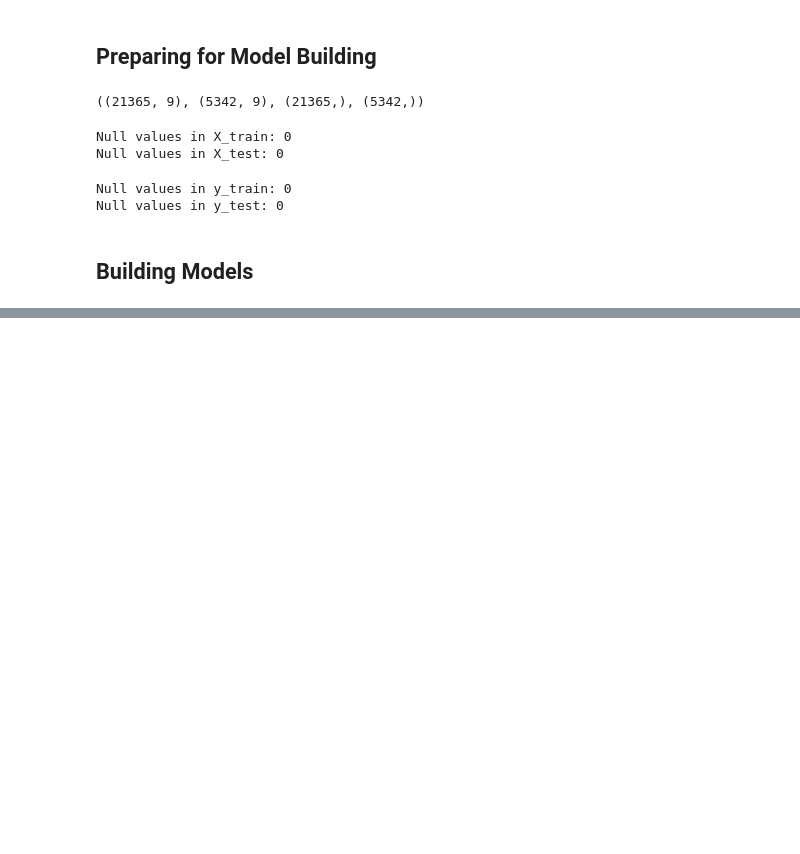
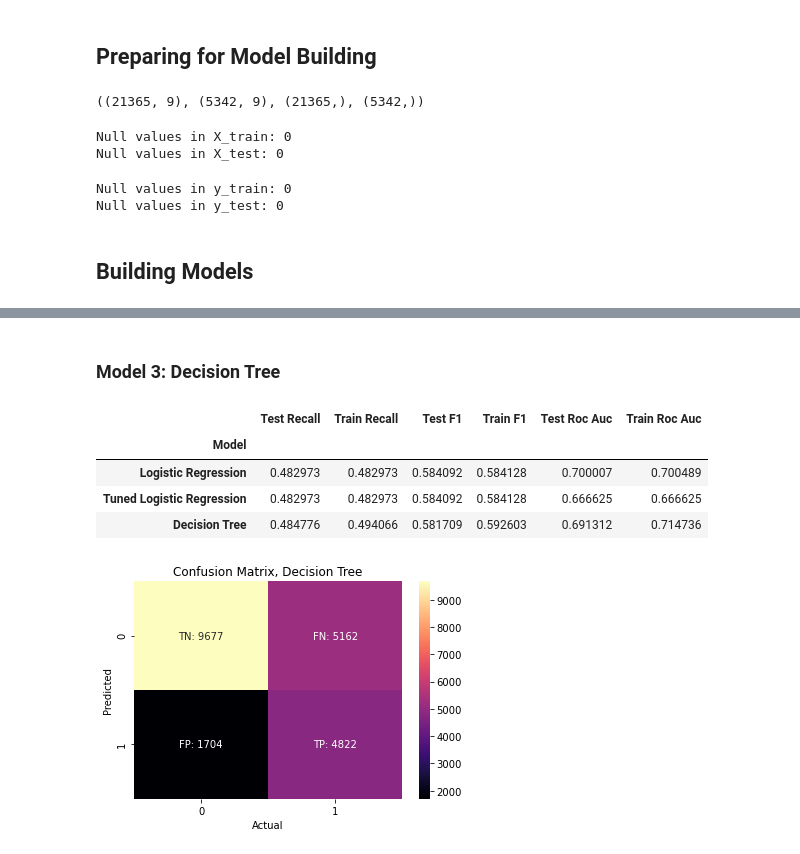
Before and after one commit to pmjustafort/flushotlearning, a Jupyter notebook: code.ipynb, the cells around one changed output, grey strips where cells are left out. Saved outputs shown, nothing was run; the diff lists cells and outputs as text; code cells hidden in the pictures; blank space fills up the shorter version.

```diff
--- a/code.ipynb
+++ b/code.ipynb
@@ -469,0 +258,17 @@ stats_df.to_csv('model_stats.csv')
+# %% [markdown]
+### Model 3: Decision Tree
+# %%
+from sklearn.tree import DecisionTreeClassifier
+
+model_3 = 'Decision Tree'
+tree_model = make_pipeline(StandardScaler(), DecisionTreeClassifier(random_state=seed))
+iterations.run_cv(model_3, tree_model, X_train, y_train)
+iterations.get_stats()
+iterations.confusion(simple_model, model_3, X_train, y_train)
+# %% [output]
+|  | Test Recall | Train Recall | Test F1 | Train F1 | Test Roc Auc | Train Roc Auc |
+| Model |  |  |  |  |  |  |
+| Logistic Regression | 0.482973 | 0.482973 | 0.584092 | 0.584128 | 0.700007 | 0.700489 |
+| Tuned Logistic Regression | 0.482973 | 0.482973 | 0.584092 | 0.584128 | 0.666625 | 0.666625 |
+| Decision Tree | 0.484776 | 0.494066 | 0.581709 | 0.592603 | 0.691312 | 0.714736 |
+[figure, added]
```
Also changed, not shown: parts of 35 cells of this notebook, 4 other files.
